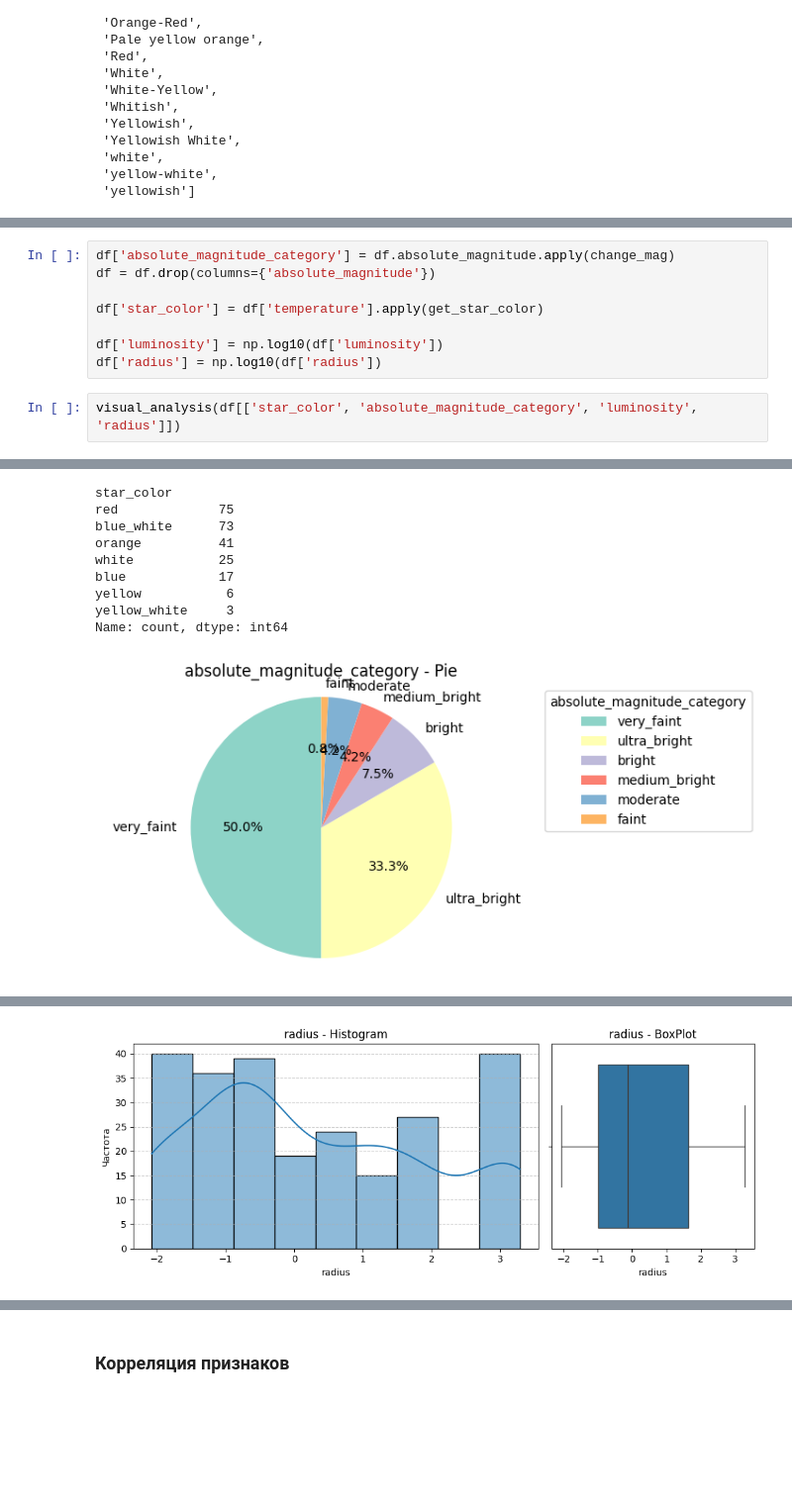
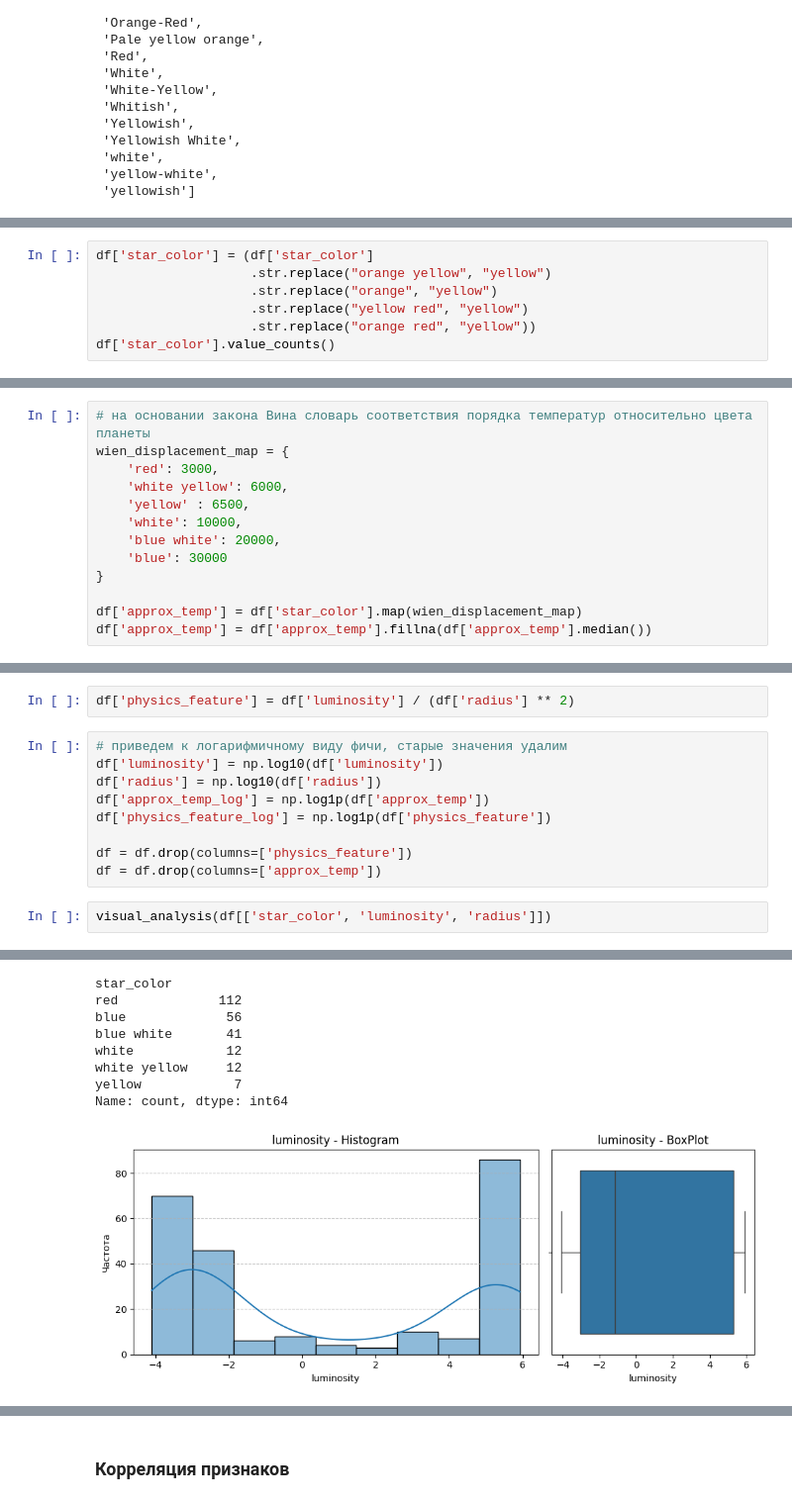
Before and after one commit to o-gamak/4_3_models_and_algorithms_in_machine_learning_-PyTorch-, a Jupyter notebook: project.ipynb, the cells around one changed output, grey strips where cells are left out. Shown at 99% size. Cells and saved outputs as stored; diff of their text form; blank space fills up the shorter version.

```diff
--- a/project.ipynb
+++ b/project.ipynb
@@ -682,0 +702,7 @@ display([i for i in sorted(df['star_color'].unique())])
+# %%
+df['star_color'] = (df['star_color']
+                    .str.replace("orange yellow", "yellow")
+                    .str.replace("orange", "yellow")
+                    .str.replace("yellow red", "yellow")
+                    .str.replace("orange red", "yellow"))
+df['star_color'].value_counts()
@@ -682,0 +718,13 @@ display([i for i in sorted(df['star_color'].unique())])
+# %%
+# на основании закона Вина словарь соответствия порядка температур относительно цвета планеты
+wien_displacement_map = {
+    'red': 3000,
+    'white yellow': 6000,
+    'yellow' : 6500,
+    'white': 10000,
+    'blue white': 20000,
+    'blue': 30000
+}
+
+df['approx_temp'] = df['star_color'].map(wien_displacement_map)
+df['approx_temp'] = df['approx_temp'].fillna(df['approx_temp'].median())
@@ -683,11 +737,14 @@ display([i for i in sorted(df['star_color'].unique())])
+# %%
+df['physics_feature'] = df['luminosity'] / (df['radius'] ** 2)
 # %%
-df['absolute_magnitude_category'] = df.absolute_magnitude.apply(change_mag)
-df = df.drop(columns={'absolute_magnitude'})
-
-df['star_color'] = df['temperature'].apply(get_star_color)
-
+# приведем к логарифмичному виду фичи, старые значения удалим
 df['luminosity'] = np.log10(df['luminosity'])
 df['radius'] = np.log10(df['radius'])
+df['approx_temp_log'] = np.log1p(df['approx_temp'])
+df['physics_feature_log'] = np.log1p(df['physics_feature'])
+
+df = df.drop(columns=['physics_feature'])
+df = df.drop(columns=['approx_temp'])
 # %%
-visual_analysis(df[['star_color', 'absolute_magnitude_category', 'luminosity', 'radius']])
+visual_analysis(df[['star_color', 'luminosity', 'radius']])
 # %% [output]
@@ -695,10 +752,9 @@ visual_analysis(df[['star_color', 'absolute_magnitude_category', 'luminosity', '
 star_color
-red             75
-blue_white      73
-orange          41
-white           25
-blue            17
-yellow           6
-yellow_white     3
+red             112
+blue             56
+blue white       41
+white            12
+white yellow     12
+yellow            7
 Name: count, dtype: int64
-[figure, old version]
+[figure, new version]
@@ -724 +781,0 @@ Name: luminosity, dtype: float64
-[figure, removed]
```
Also changed, not shown: parts of 35 cells of this notebook, 2 other files.
